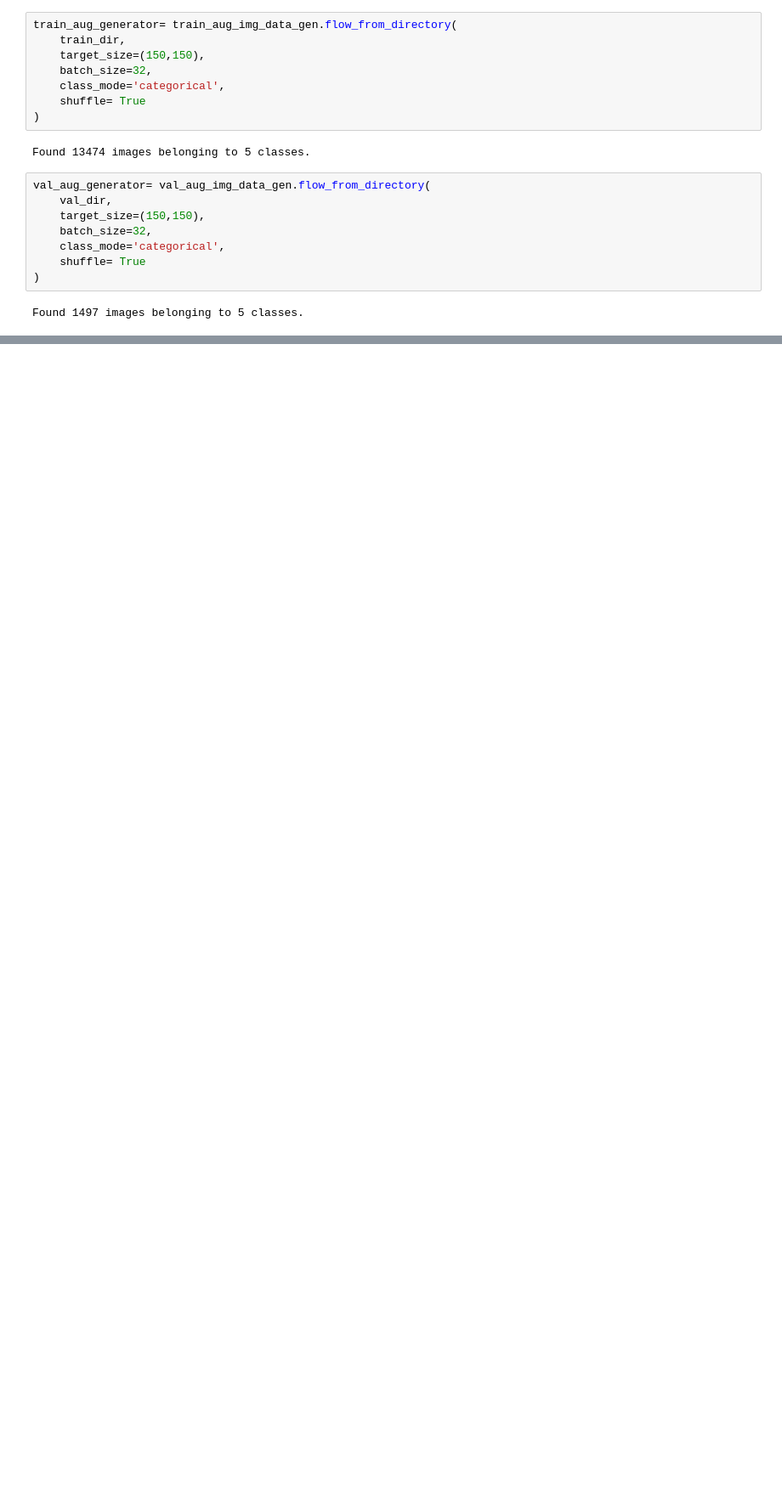
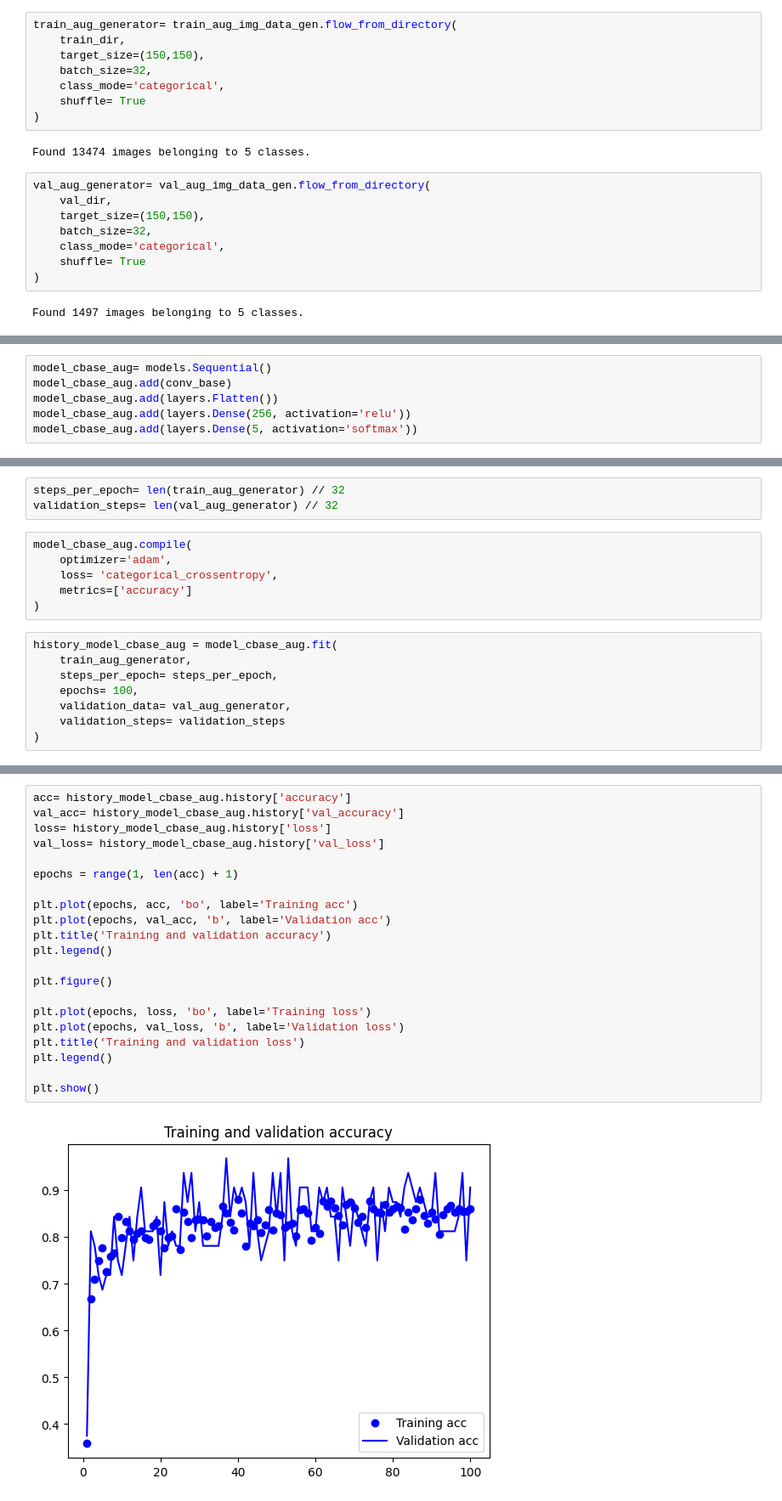
Before and after one commit to quantum-insights/DSM150_CNN, a Jupyter notebook: cnn.ipynb, the cells around one changed output, grey strips where cells are left out. Shown at 85% size. Cells and saved outputs as stored; diff of their text form; blank space fills up the shorter version.

```diff
--- a/cnn.ipynb
+++ b/cnn.ipynb
@@ -409,0 +523,6 @@ plt.show()
+# %%
+model_cbase_aug= models.Sequential()
+model_cbase_aug.add(conv_base)
+model_cbase_aug.add(layers.Flatten())
+model_cbase_aug.add(layers.Dense(256, activation='relu'))
+model_cbase_aug.add(layers.Dense(5, activation='softmax'))
@@ -409,0 +559,17 @@ plt.show()
+# %%
+steps_per_epoch= len(train_aug_generator) // 32
+validation_steps= len(val_aug_generator) // 32
+# %%
+model_cbase_aug.compile(
+    optimizer='adam',
+    loss= 'categorical_crossentropy',
+    metrics=['accuracy']
+)
+# %%
+history_model_cbase_aug = model_cbase_aug.fit(
+    train_aug_generator,
+    steps_per_epoch= steps_per_epoch,
+    epochs= 100,
+    validation_data= val_aug_generator,
+    validation_steps= validation_steps
+)
@@ -409,0 +594,23 @@ plt.show()
+# %%
+acc= history_model_cbase_aug.history['accuracy']
+val_acc= history_model_cbase_aug.history['val_accuracy']
+loss= history_model_cbase_aug.history['loss']
+val_loss= history_model_cbase_aug.history['val_loss']
+
+epochs = range(1, len(acc) + 1)
+
+plt.plot(epochs, acc, 'bo', label='Training acc')
+plt.plot(epochs, val_acc, 'b', label='Validation acc')
+plt.title('Training and validation accuracy')
+plt.legend()
+
+plt.figure()
+
+plt.plot(epochs, loss, 'bo', label='Training loss')
+plt.plot(epochs, val_loss, 'b', label='Validation loss')
+plt.title('Training and validation loss')
+plt.legend()
+
+plt.show()
+# %% [output]
+[figure, added]
```
Also changed, not shown: parts of 56 cells of this notebook.
